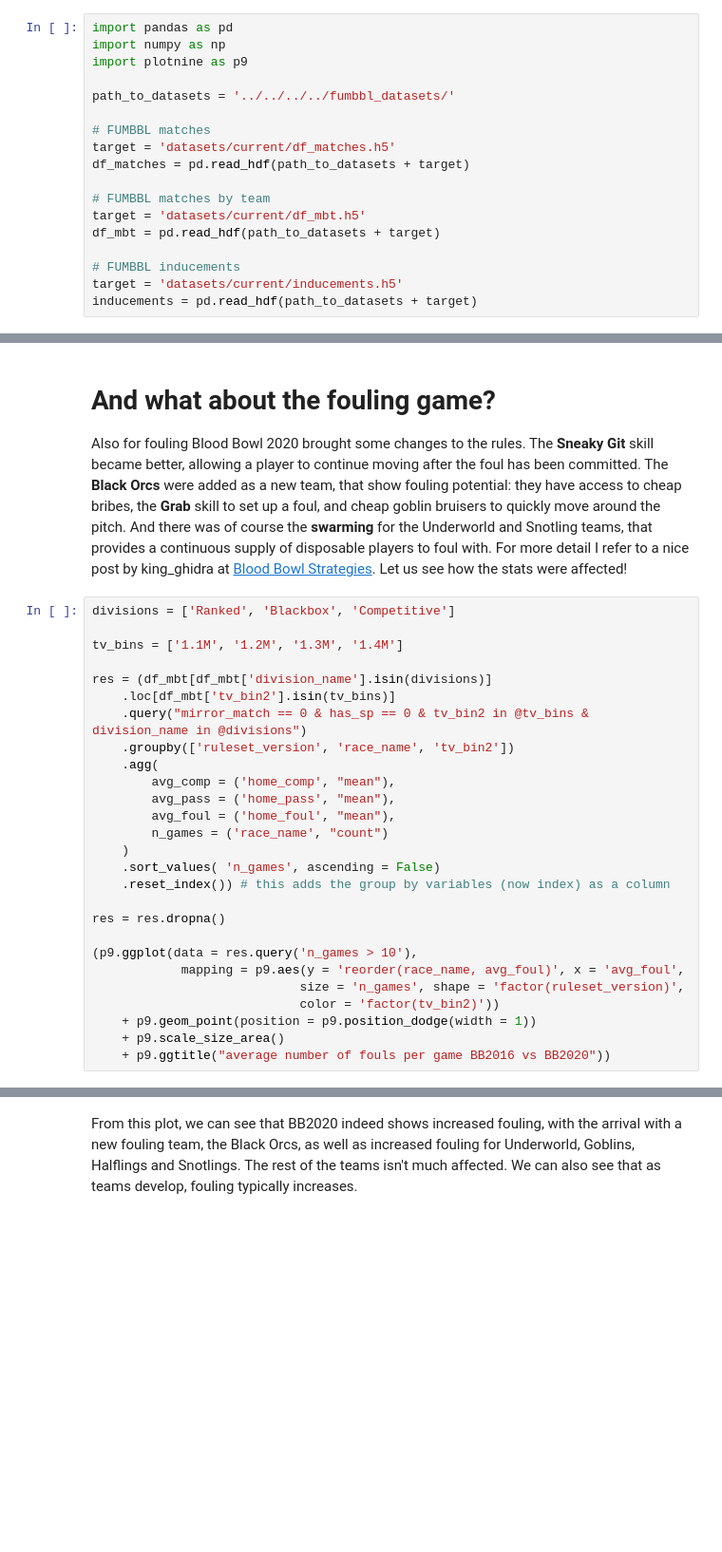
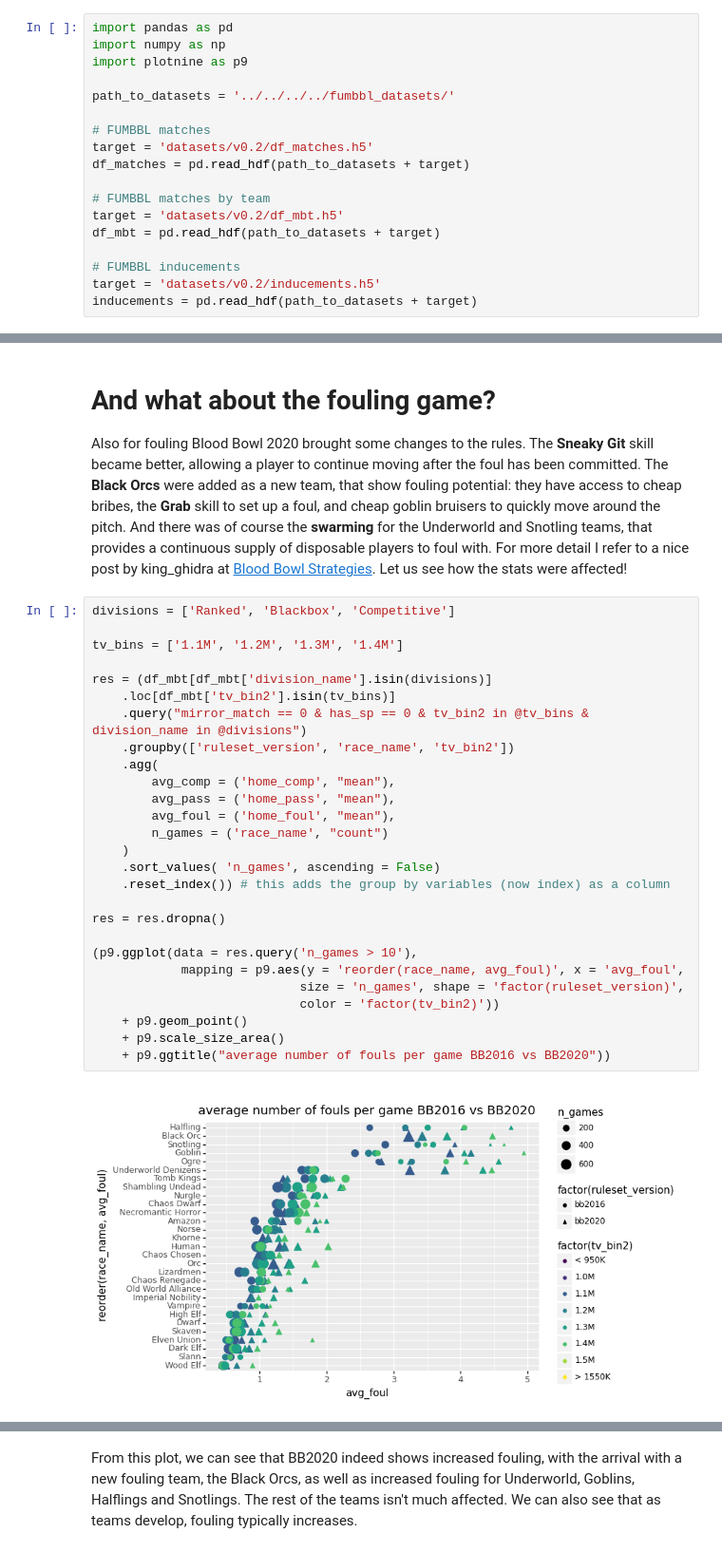
Before and after one commit to gsverhoeven/hugo_source, a Jupyter notebook: content/post/fumbbl_blogpost_src/nufflytics_blog_post.ipynb, the cells around one changed output, grey strips where cells are left out. Shown: that part at 95% size. Drawn from its saved outputs; the diff is of its cells as text; blank space fills up the shorter version.

```diff
--- a/content/post/fumbbl_blogpost_src/nufflytics_blog_post.ipynb
+++ b/content/post/fumbbl_blogpost_src/nufflytics_blog_post.ipynb
@@ -17,15 +17,15 @@ import plotnine as p9
 path_to_datasets = '../../../../fumbbl_datasets/'
 
 # FUMBBL matches
-target = 'datasets/current/df_matches.h5'
+target = 'datasets/v0.2/df_matches.h5'
 df_matches = pd.read_hdf(path_to_datasets + target)
 
 # FUMBBL matches by team
-target = 'datasets/current/df_mbt.h5'
+target = 'datasets/v0.2/df_mbt.h5'
 df_mbt = pd.read_hdf(path_to_datasets + target)
 
 # FUMBBL inducements
-target = 'datasets/current/inducements.h5'
+target = 'datasets/v0.2/inducements.h5'
 inducements = pd.read_hdf(path_to_datasets + target)
 # %% [markdown]
 # What data do we have? Weekly game volumes by division
@@ -225,27 +243,29 @@ Let us see how the stats were affected!
 # %%
 divisions = ['Ranked', 'Blackbox', 'Competitive']
 
 tv_bins = ['1.1M', '1.2M', '1.3M', '1.4M']
 
 res = (df_mbt[df_mbt['division_name'].isin(divisions)]
     .loc[df_mbt['tv_bin2'].isin(tv_bins)]
     .query("mirror_match == 0 & has_sp == 0 & tv_bin2 in @tv_bins & division_name in @divisions")
     .groupby(['ruleset_version', 'race_name', 'tv_bin2'])
     .agg(
         avg_comp = ('home_comp', "mean"),
         avg_pass = ('home_pass', "mean"),
         avg_foul = ('home_foul', "mean"),
         n_games = ('race_name', "count")
     )
     .sort_values( 'n_games', ascending = False)
     .reset_index()) # this adds the group by variables (now index) as a column
 
 res = res.dropna()
 
 (p9.ggplot(data = res.query('n_games > 10'),
             mapping = p9.aes(y = 'reorder(race_name, avg_foul)', x = 'avg_foul',
                             size = 'n_games', shape = 'factor(ruleset_version)',
                             color = 'factor(tv_bin2)'))
-    + p9.geom_point(position = p9.position_dodge(width = 1))
+    + p9.geom_point()
     + p9.scale_size_area()
     + p9.ggtitle("average number of fouls per game BB2016 vs BB2020"))
+# %% [output]
+[figure, added]
```
Also changed, not shown: parts of 10 cells of this notebook, 10 other files.
